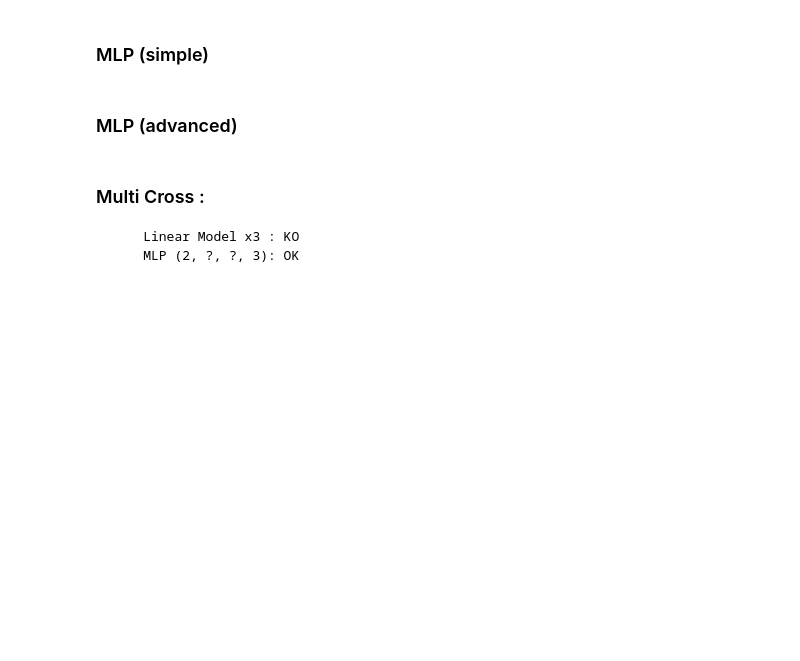
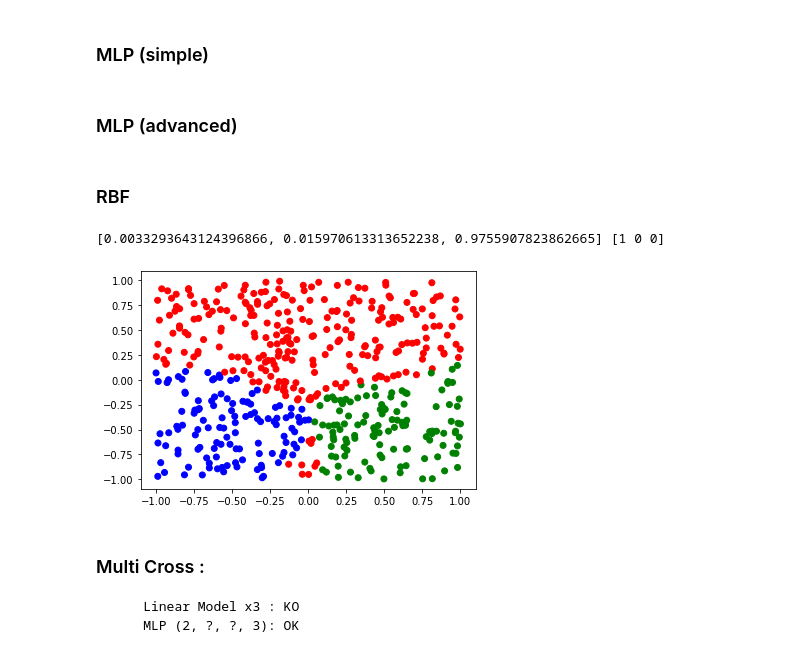
Before and after one commit to Levorilh/ml_python, a Jupyter notebook: Notebook___CAS_DE_TESTS.ipynb, the cells around one changed output. Saved outputs shown, nothing was run; the diff lists cells and outputs as text; code cells hidden in the pictures; blank space fills up the shorter version.

```diff
--- a/Notebook___CAS_DE_TESTS.ipynb
+++ b/Notebook___CAS_DE_TESTS.ipynb
@@ -739,6 +747,26 @@ for p in X:
     flattened_dataset_inputs.append(p[1])
 
 destroy_mlp_model(model)
+# %% [markdown]
+### RBF
+# %%
+num_classes = 3
+k = 30
+input_dim = 2
+expected_output = Y
+modif_input = [[coord[0],coord[1]] for coord in X]
+model = create_rbfn_model(input_dim, num_classes, k)
+train_rbfn_model(model, modif_input, expected_output)
+
+#colors = ['blue' if coord >= 0 else 'red' for coord in Y]
+plot_input = np.random.random((500, 2)) * 2.0 - 1.0
+plot_output_colors = ['blue' if predict[0] > predict[1] and predict[0] > predict[2] else ('red' if predict[1] > predict[2] else 'green') for predict in [predict_rbfn(model, coord, 3) for coord in plot_input]]
+#plt.scatter([p[0] for p in X], [p[1] for p in X], c=colors, s=200)
+plt.scatter([p[0] for p in plot_input], [p[1] for p in plot_input], c=plot_output_colors)
+plt.show()
+# %% [output]
+[0.0033293643124396866, 0.015970613313652238, 0.9755907823862665] [1 0 0]
+[figure, added]
 # %% [markdown]
 ### Multi Cross :
         Linear Model x3 : KO
```
Also changed, not shown: parts of 3 cells of this notebook, 1 other file.
